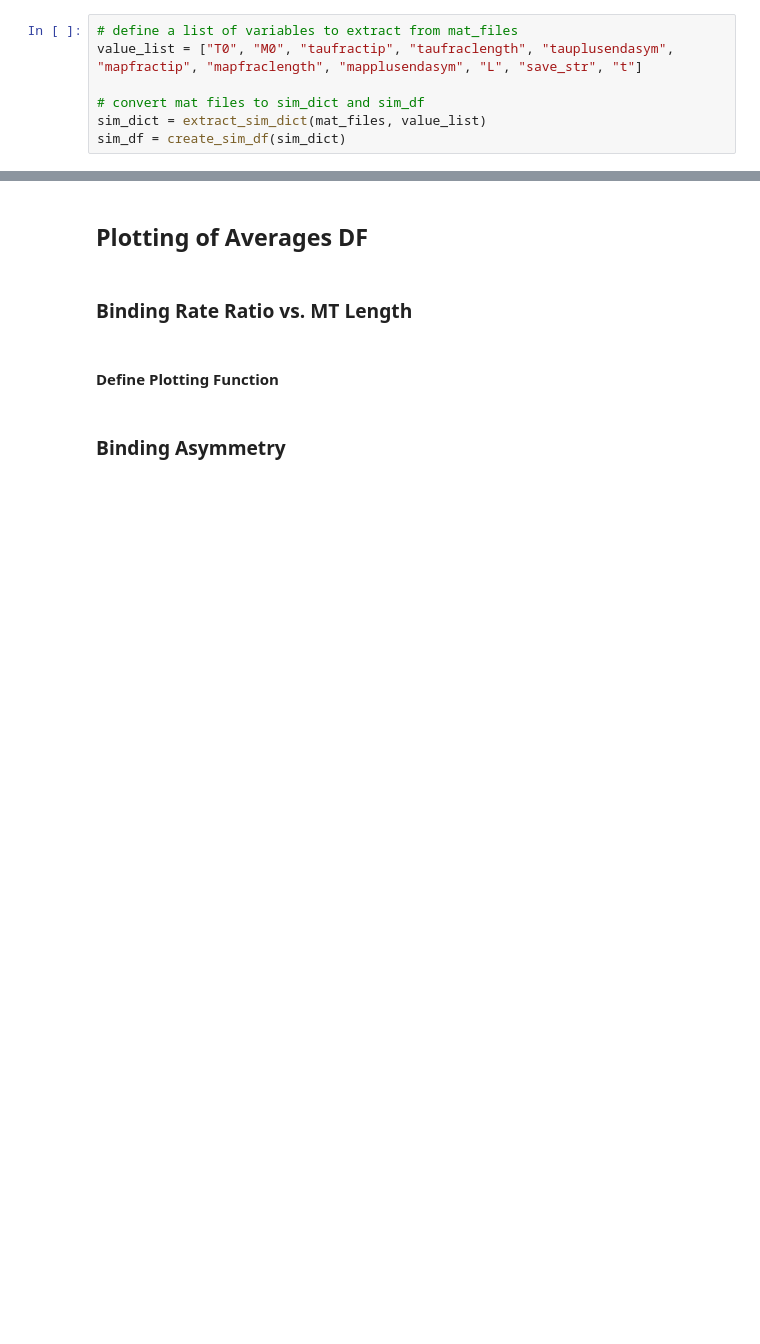
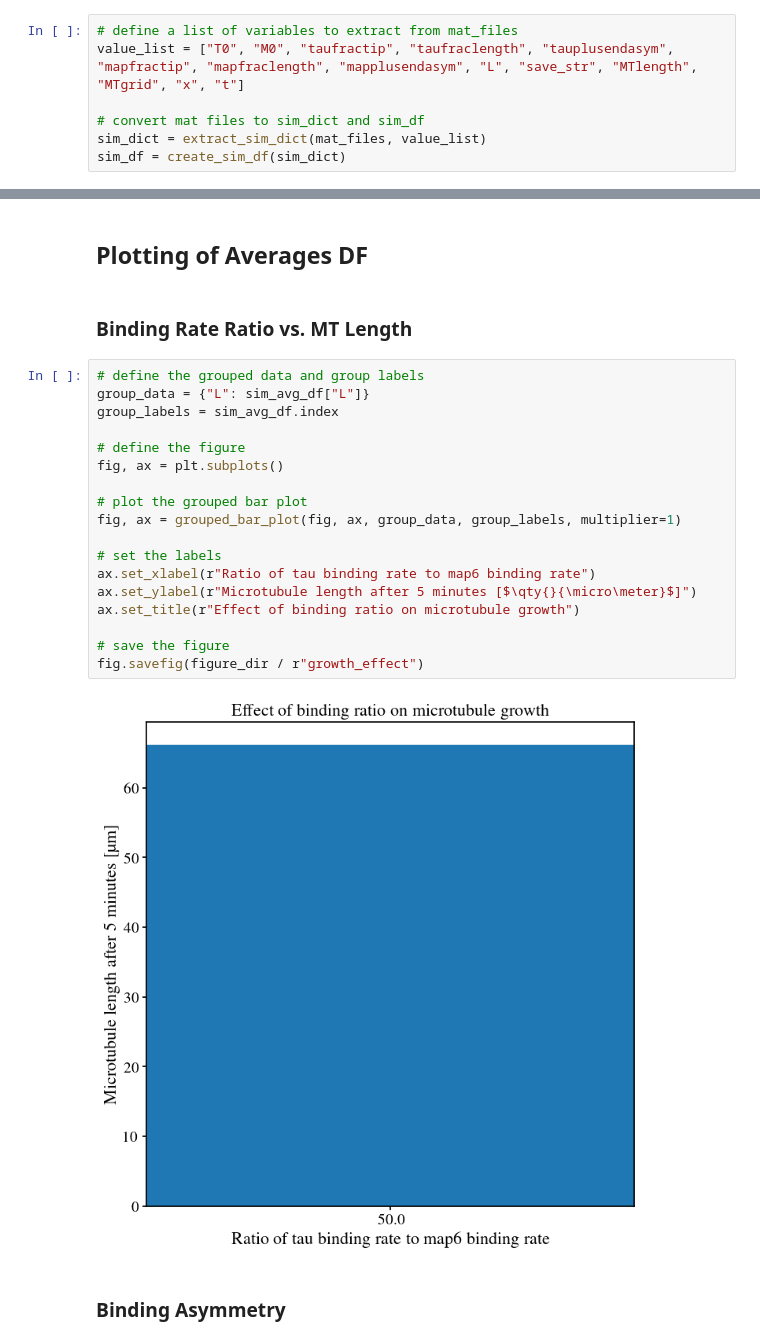
Before and after one commit to CWU-Computational-Biophysics/tau_mts, a Jupyter notebook: analysis.ipynb, the cells around one changed output, grey strips where cells are left out. Drawn from its saved outputs; the diff is of its cells as text; blank space fills up the shorter version.

Commit message:
finished mt length plot

```diff
--- a/analysis.ipynb
+++ b/analysis.ipynb
@@ -109,7 +109,7 @@ data_dir = Path("raw_sim_data")
 mat_files = list(data_dir.glob("*.mat"))
 # %%
 # define a list of variables to extract from mat_files
-value_list = ["T0", "M0", "taufractip", "taufraclength", "tauplusendasym", "mapfractip", "mapfraclength", "mapplusendasym", "L", "save_str", "t"]
+value_list = ["T0", "M0", "taufractip", "taufraclength", "tauplusendasym", "mapfractip", "mapfraclength", "mapplusendasym", "L", "save_str", "MTlength", "MTgrid", "x", "t"]
 
 # convert mat files to sim_dict and sim_df
 sim_dict = extract_sim_dict(mat_files, value_list)
@@ -127,7 +127,25 @@ sim_avg_df = sim_df.groupby("T0/M0").mean()
 ## Plotting of Averages DF
 # %% [markdown]
 ### Binding Rate Ratio vs. MT Length
-# %% [markdown]
-#### Define Plotting Function
+# %%
+# define the grouped data and group labels
+group_data = {"L": sim_avg_df["L"]}
+group_labels = sim_avg_df.index
+
+# define the figure
+fig, ax = plt.subplots()
+
+# plot the grouped bar plot
+fig, ax = grouped_bar_plot(fig, ax, group_data, group_labels, multiplier=1)
+
+# set the labels
+ax.set_xlabel(r"Ratio of tau binding rate to map6 binding rate")
+ax.set_ylabel(r"Microtubule length after 5 minutes [$\qty{}{\micro\meter}$]")
+ax.set_title(r"Effect of binding ratio on microtubule growth")
+
+# save the figure
+fig.savefig(figure_dir / r"growth_effect")
+# %% [output]
+[figure, added]
 # %% [markdown]
 ### Binding Asymmetry
```
Also changed, not shown: parts of 13 cells of this notebook, 6 other files.
